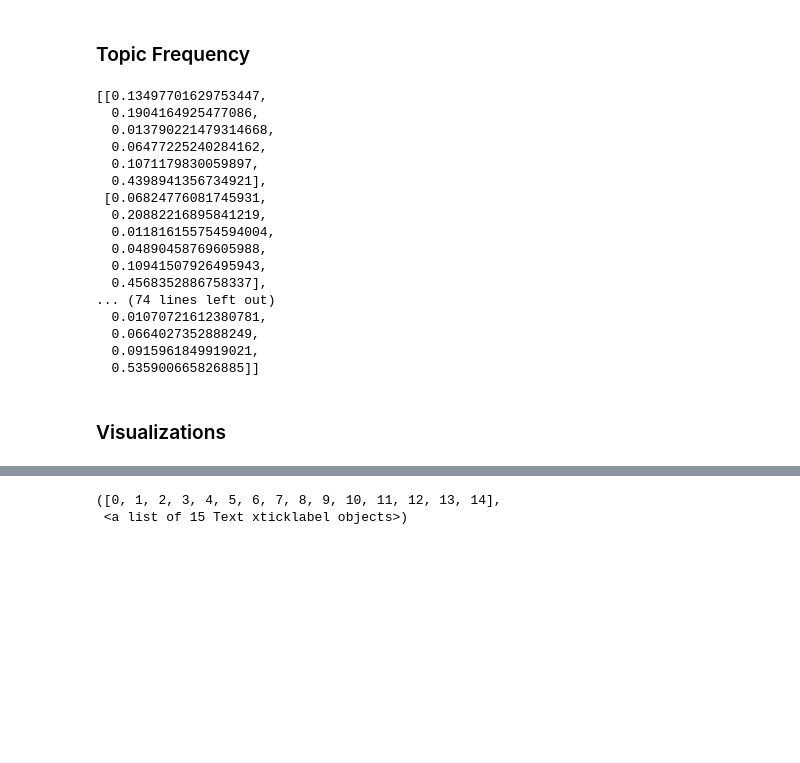
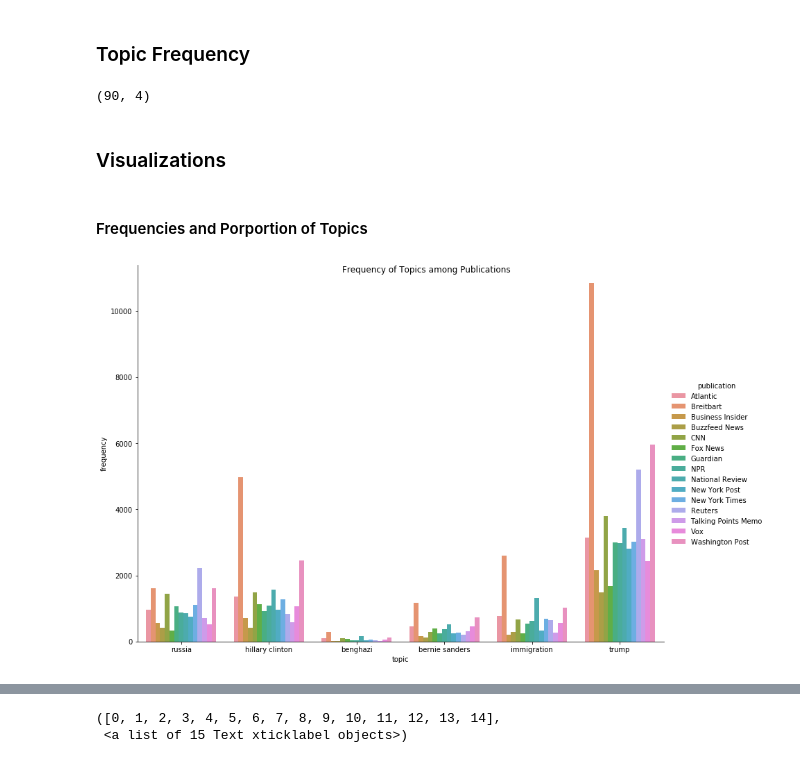
Before and after one commit to s-miramontes/News_Filter, a Jupyter notebook: notebooks/data_cleaning.ipynb, the cells around one changed output, grey strips where cells are left out. Drawn from its saved outputs; the diff is of its cells as text; code cells hidden in the pictures; blank space fills up the shorter version.

Commit message:
bias visualizations

```diff
--- a/notebooks/data_cleaning.ipynb
+++ b/notebooks/data_cleaning.ipynb
@@ -192,24 +190,28 @@ pub_topic_freq
-# %%
-# proportion of articles from publisher that mention topic
-
-pub_topic_prop[] = [[frequencies/pub_topic_freq[pub]['num_articles'] for frequencies in pub_topic_freq[pub]['frequencies'].values()] for pub in pub_topic_freq.keys()]
-# %% [output]
-[[0.13497701629753447,
-  0.1904164925477086,
-  0.013790221479314668,
-  0.06477225240284162,
-  0.1071179830059897,
-  0.4398941356734921],
- [0.06824776081745931,
-  0.20882216895841219,
-  0.011816155754594004,
-  0.04890458769605988,
-  0.10941507926495943,
-  0.4568352886758337],
-... (74 lines left out)
-  0.01070721612380781,
-  0.0664027352888249,
-  0.0915961849919021,
-  0.535900665826885]]
+# %%
+# create dataframe with topic frequencies and proportions for each publisher
+
+pubs = [[pub]*len(pub_topic_freq[pub]) for pub in pub_topic_freq.keys()]
+publication = [j for i in pubs for j in i]
+
+topic = list(topic_freq.keys())*len(pub_topic_freq.keys())
+
+freqs = [[pub_topic_freq[pub][topic]['freq'] for topic in topic_freq.keys()] for pub in pub_topic_freq.keys()]
+frequency = [j for i in freqs for j in i]
+
+props = [[pub_topic_freq[pub][topic]['prop'] for topic in topic_freq.keys()] for pub in pub_topic_freq.keys()]
+proportion = [j for i in props for j in i]
+
+pub_topic_freq_df = pd.DataFrame({'publication':publication, 'topic': topic, 'frequency': frequency, 'proportion': proportion})
+# %%
+pub_topic_freq_df.shape
+# %% [output]
+(90, 4)
 # %% [markdown]
 ### Visualizations
+# %% [markdown]
+#### Frequencies and Porportion of Topics
+# %%
+# frequency of topics
+pub_topic_freq_plt = sns.catplot(y='frequency', x='topic', hue='publication', data=pub_topic_freq_df, kind="bar", height=8.27, aspect=11.7/8.27).fig.suptitle('Frequency of Topics among Publications')
+# %% [output]
+[figure, added]
```
Also changed, not shown: parts of 12 cells of this notebook.
